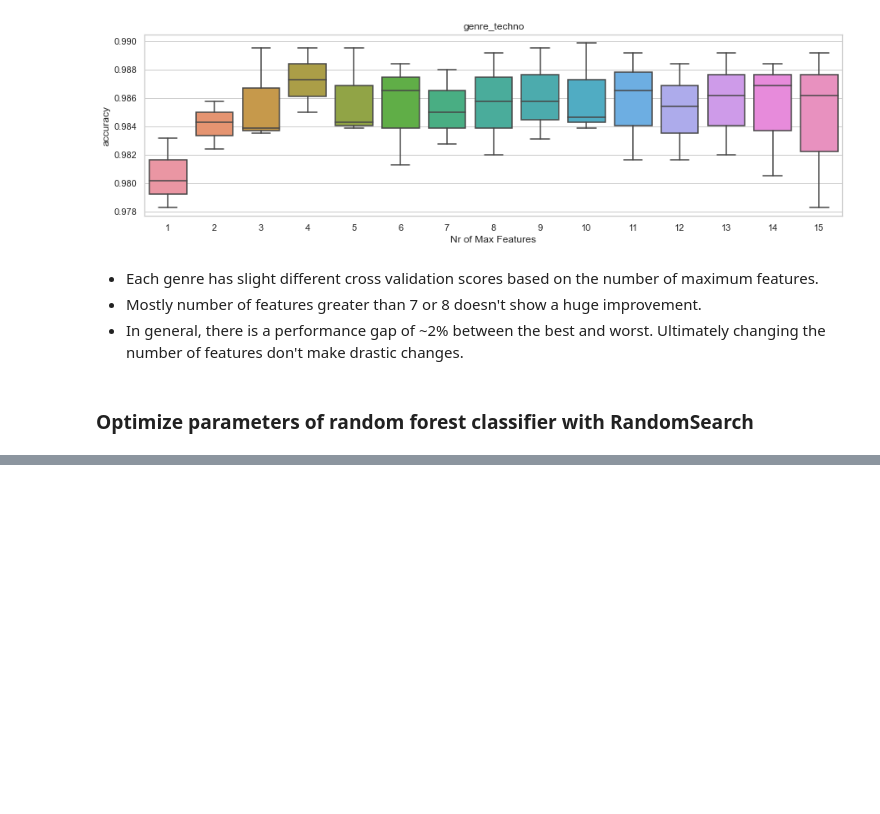
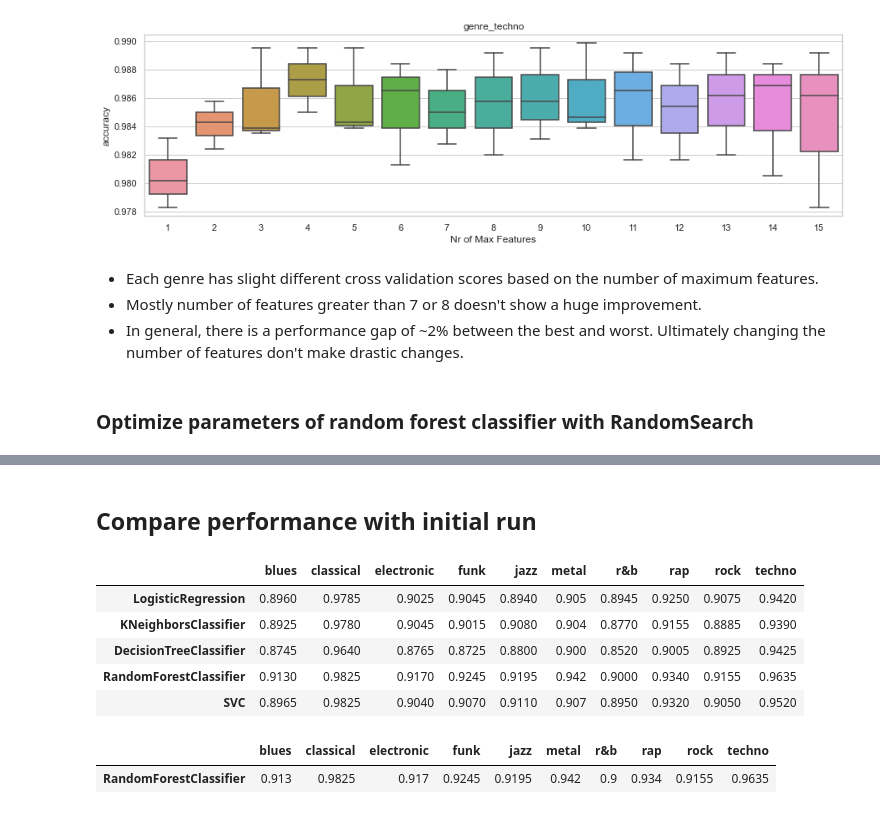
Before and after one commit to alpargur/machine-learning-101, a Jupyter notebook: dev/genre-classification/hyperparameter-tuning-RFC.ipynb, the cells around one changed output, grey strips where cells are left out. Drawn from its saved outputs; the diff is of its cells as text; code cells hidden in the pictures; blank space fills up the shorter version.

```diff
--- a/dev/genre-classification/hyperparameter-tuning-RFC.ipynb
+++ b/dev/genre-classification/hyperparameter-tuning-RFC.ipynb
@@ -336,0 +340,12 @@ RandomForestClassifier(max_depth=7, max_features=8, random_state=42)
+# %% [markdown]
+## Compare performance with initial run
+# %%
+initial_training_accuracy = pd.read_csv('./data/model_performance_1k.csv', index_col=0)
+initial_training_accuracy
+# %% [output]
+|  | blues | classical | electronic | funk | jazz | metal | r&b | rap | rock | techno |
+| LogisticRegression | 0.8960 | 0.9785 | 0.9025 | 0.9045 | 0.8940 | 0.905 | 0.8945 | 0.9250 | 0.9075 | 0.9420 |
+| KNeighborsClassifier | 0.8925 | 0.9780 | 0.9045 | 0.9015 | 0.9080 | 0.904 | 0.8770 | 0.9155 | 0.8885 | 0.9390 |
+| DecisionTreeClassifier | 0.8745 | 0.9640 | 0.8765 | 0.8725 | 0.8800 | 0.900 | 0.8520 | 0.9005 | 0.8925 | 0.9425 |
+| RandomForestClassifier | 0.9130 | 0.9825 | 0.9170 | 0.9245 | 0.9195 | 0.942 | 0.9000 | 0.9340 | 0.9155 | 0.9635 |
+| SVC | 0.8965 | 0.9825 | 0.9040 | 0.9070 | 0.9110 | 0.907 | 0.8950 | 0.9320 | 0.9050 | 0.9520 |
@@ -336,0 +354,5 @@ RandomForestClassifier(max_depth=7, max_features=8, random_state=42)
+# %%
+rfc_initial_training_accuracy
+# %% [output]
+|  | blues | classical | electronic | funk | jazz | metal | r&b | rap | rock | techno |
+| RandomForestClassifier | 0.913 | 0.9825 | 0.917 | 0.9245 | 0.9195 | 0.942 | 0.9 | 0.934 | 0.9155 | 0.9635 |
```
Also changed, not shown: parts of 9 cells of this notebook, 3 other files.
